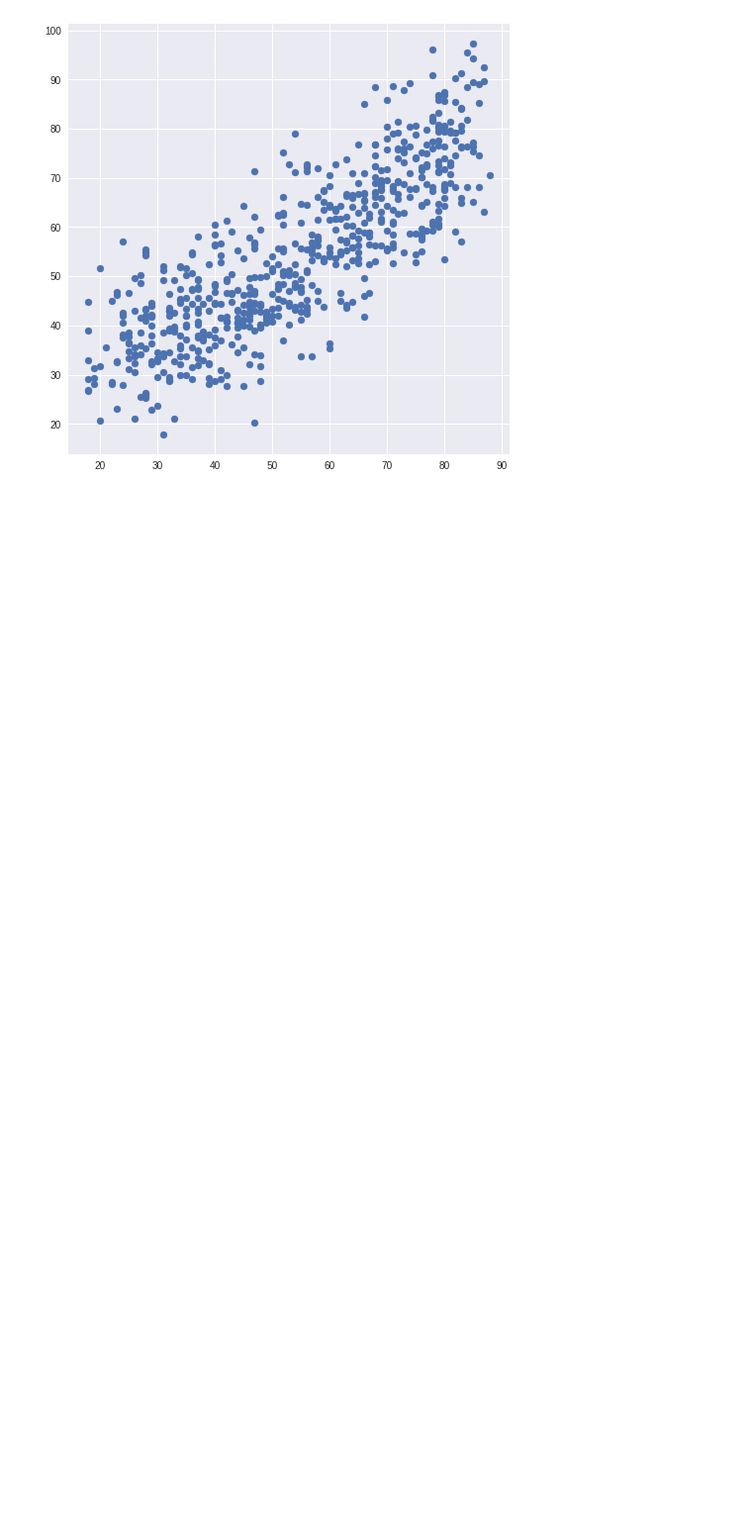
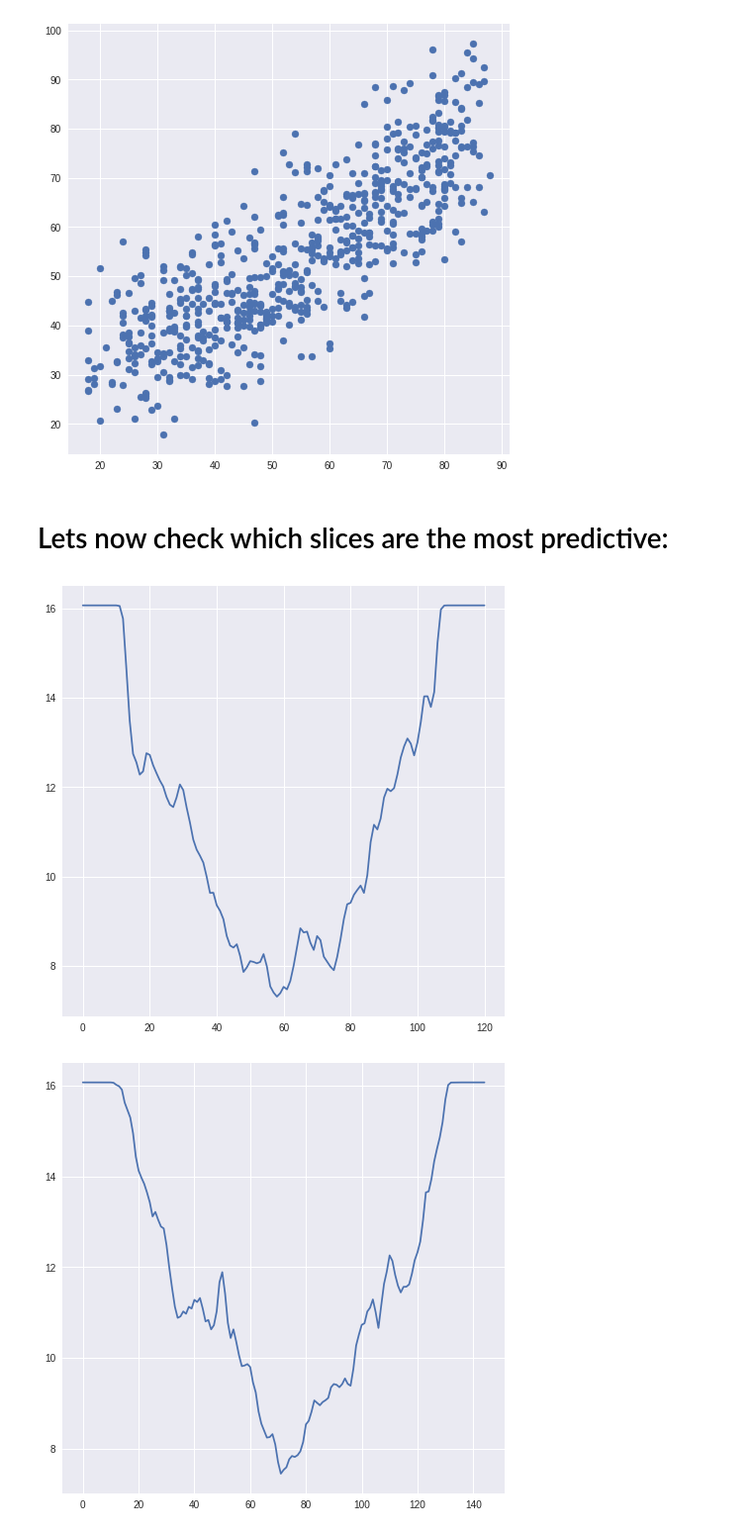
Before and after one commit to SebastianPopescu/Brainhack2017, a Jupyter notebook: BrainHack EDA.ipynb, the cells around one changed output. Shown at 99% size. Cells and saved outputs as stored; diff of their text form; code cells hidden in the pictures; blank space fills up the shorter version.

```diff
--- a/BrainHack EDA.ipynb
+++ b/BrainHack EDA.ipynb
@@ -64,11 +64,9 @@ n_subjects = len(files)
 averaged_densities = np.zeros((n_subjects, 145, 3))
 
 for sub in range(n_subjects):
-    img = nib.load('wm_data/'+files[sub])
-    data = img.get_data()
-    averaged_densities[sub, :121, 0] = np.mean(data,(0,1))
-    averaged_densities[sub, :, 1] = np.mean(data,(0,2))
-    averaged_densities[sub, :121, 2] = np.mean(data,(1,2))
+    averaged_densities[sub, :121, 0] = np.mean(data[sub,...],(0,1))
+    averaged_densities[sub, :, 1] = np.mean(data[sub,...],(0,2))
+    averaged_densities[sub, :121, 2] = np.mean(data[sub,...],(1,2))
 # %% [markdown]
 # Data is not perfectly normalised, what can be seen by plotting average densities of consecutive slices. Also: there are two outliers.
 # %%
@@ -105,16 +102,21 @@ plt.show()
 # Lets check how predictive are above plots:
 # %%
 sh = averaged_densities.shape
-density_features = averaged_densities.reshape(sh[0],sh[1]*sh[2])
+density_features = averaged_densities.transpose([0,2,1]).reshape(sh[0],sh[1]*sh[2])
 normalised_density_features = np.zeros((density_features.shape))
 for i in range(3):
     normalised_density_features[:,145*i:145*(i+1)] = scale(averaged_densities[:,:,i], axis = 1)
 # %%
 model = Ridge(10**(-4))
-n_folds = 10
+n_folds = 2
 predicted_ages = np.zeros(len(ages))
 kf = KFold(n_folds)
+parameters = np.zeros((n_folds, density_features.shape[1]))
+
+counter = 0
 for i_train, i_test in tqdm(kf.split(density_features, ages)):
     model.fit(density_features[i_train,:], np.array(ages)[i_train])
     predicted_ages[i_test] = model.predict(density_features[i_test,:])
+    parameters[counter, :] = model.coef_
+    counter += 1
 print(MAE(ages,predicted_ages))
@@ -125,3 +129,49 @@ plt.scatter(ages, predicted_ages)
 plt.show()
 # %% [output]
 [figure]
+# %% [markdown]
+# Lets now check which slices are the most predictive:
+# %%
+MAEs = np.zeros((121))
+model = Ridge()
+
+for sl in tqdm(range(121)):
+    temp_data = data[:,sl,::2,::2]
+    sh = temp_data.shape
+    temp_data = temp_data.reshape(645, sh[1]*sh[2])
+    for i_train, i_test in kf.split(temp_data, ages):
+        model.fit(temp_data[i_train,:], np.array(ages)[i_train])
+        predicted_ages[i_test] = model.predict(temp_data[i_test,:])
+        counter += 1
+    MAEs[sl] = MAE(ages,predicted_ages)
+plt.plot(MAEs)
+plt.show()
+
+MAEs = np.zeros((145))
+for sl in tqdm(range(145)):
+    temp_data = data[:,::2,sl,::2]
+    sh = temp_data.shape
+    temp_data = temp_data.reshape(645, sh[1]*sh[2])
+    for i_train, i_test in kf.split(temp_data, ages):
+        model.fit(temp_data[i_train,:], np.array(ages)[i_train])
+        predicted_ages[i_test] = model.predict(temp_data[i_test,:])
+        counter += 1
+    MAEs[sl] = MAE(ages,predicted_ages)
+plt.plot(MAEs)
+plt.show()
+
+MAEs = np.zeros((121))
+for sl in tqdm(range(121)):
+    temp_data = data[:,::2,::2,sl]
+    sh = temp_data.shape
+    temp_data = temp_data.reshape(645, sh[1]*sh[2])
+    for i_train, i_test in kf.split(temp_data, ages):
+        model.fit(temp_data[i_train,:], np.array(ages)[i_train])
+        predicted_ages[i_test] = model.predict(temp_data[i_test,:])
+        counter += 1
+    MAEs[sl] = MAE(ages,predicted_ages)
+plt.plot(MAEs)
+plt.show()
+# %% [output]
+[figure, added]
+[figure, added]
```
Also changed, not shown: parts of 8 cells of this notebook.
